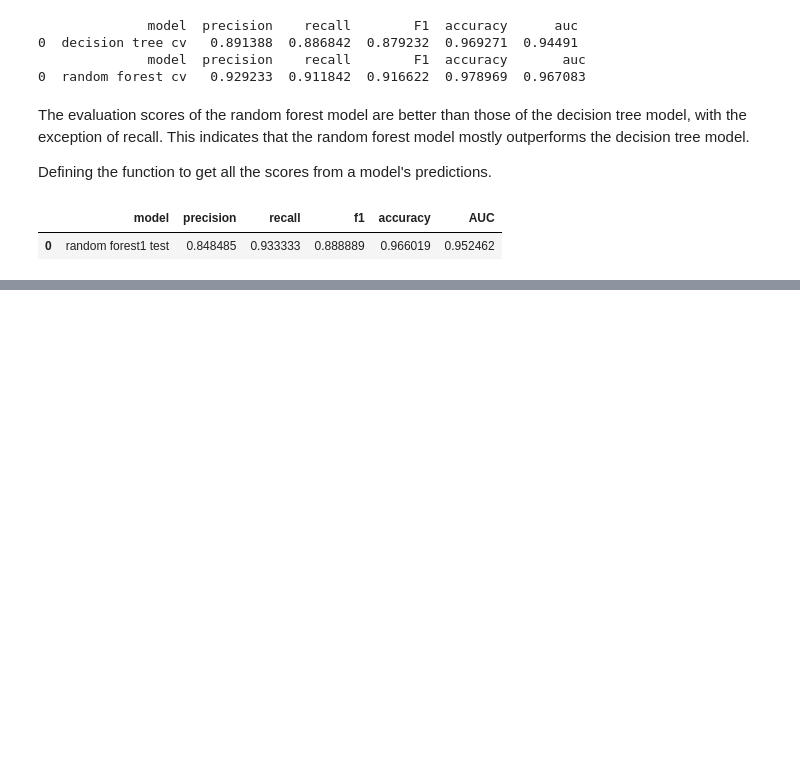
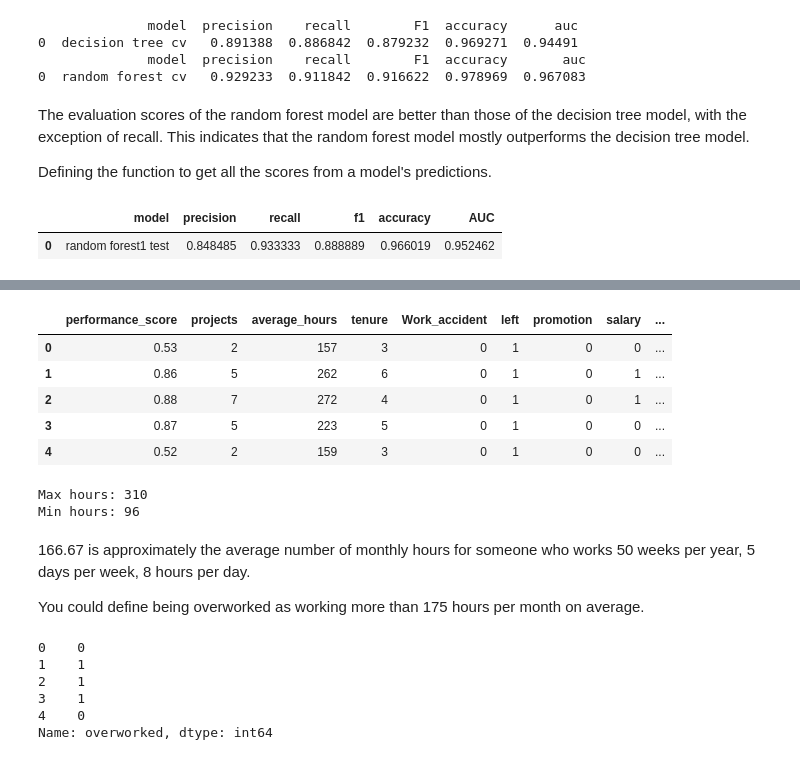
Before and after one commit to ajeronimoguerra/Case-Study-in-R---Amazon-BestBookselling-09-22, a Jupyter notebook: high-employee-turnover-rate.ipynb, the cells around one changed output, grey strips where cells are left out. Drawn from its saved outputs; the diff is of its cells as text; code cells hidden in the pictures; blank space fills up the shorter version.

```diff
--- a/high-employee-turnover-rate.ipynb
+++ b/high-employee-turnover-rate.ipynb
@@ -959,0 +979,40 @@ rf1_test_scores
+# %%
+# Drop `satisfaction_level` and save resulting dataframe in new variable
+df2 = df_enc.drop('satisfaction', axis=1)
+
+# Display first few rows of new dataframe
+df2.head()
+# %% [output]
+|  | performance_score | projects | average_hours | tenure | Work_accident | left | promotion | salary | ... |
+| 0 | 0.53 | 2 | 157 | 3 | 0 | 1 | 0 | 0 | ... |
+| 1 | 0.86 | 5 | 262 | 6 | 0 | 1 | 0 | 1 | ... |
+| 2 | 0.88 | 7 | 272 | 4 | 0 | 1 | 0 | 1 | ... |
+| 3 | 0.87 | 5 | 223 | 5 | 0 | 1 | 0 | 0 | ... |
+| 4 | 0.52 | 2 | 159 | 3 | 0 | 1 | 0 | 0 | ... |
+# %%
+# Create `overworked` column. For now, it's identical to average monthly hours.
+df2['overworked'] = df2['average_hours']
+
+# Inspect max and min average monthly hours values
+print('Max hours:', df2['overworked'].max())
+print('Min hours:', df2['overworked'].min())
+# %% [output]
+Max hours: 310
+Min hours: 96
+# %% [markdown]
+166.67 is approximately the average number of monthly hours for someone who works 50 weeks per year, 5 days per week, 8 hours per day.
+
+You could define being overworked as working more than 175 hours per month on average.
+# %%
+# Define `overworked` as working > 175 hrs/week
+df2['overworked'] = (df2['overworked'] > 175).astype(int)
+
+# Display first few rows of new column
+df2['overworked'].head()
+# %% [output]
+0    0
+1    1
+2    1
+3    1
+4    0
+Name: overworked, dtype: int64
```
Also changed, not shown: parts of 18 cells of this notebook.
